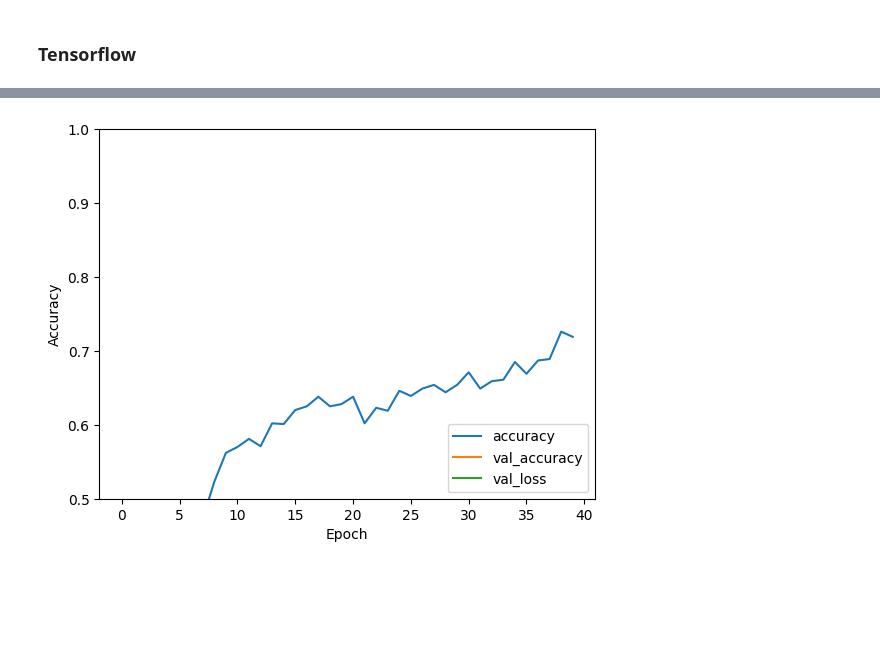
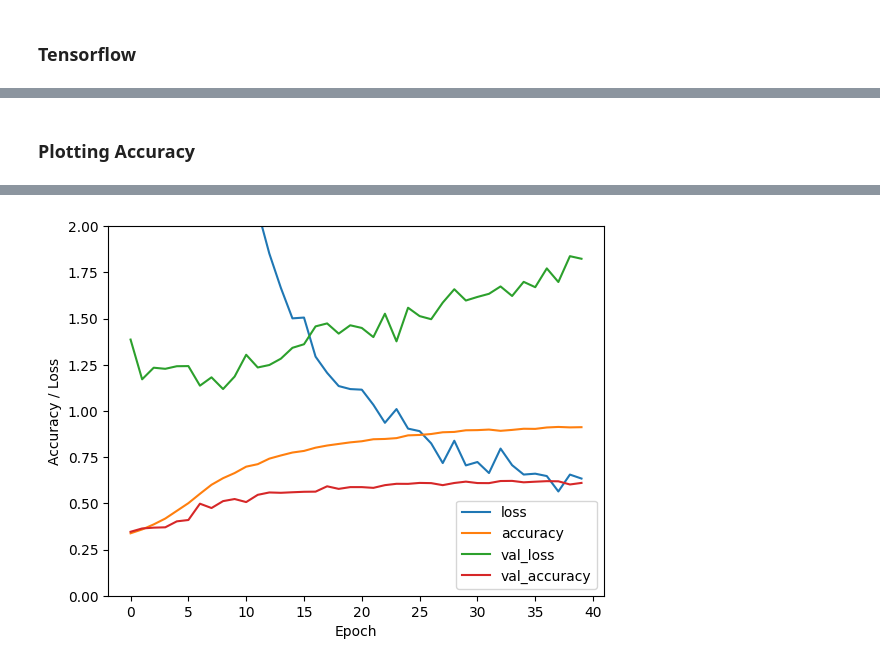
Before and after one commit to tazzo/kragle, a Jupyter notebook: forex_history.ipynb, the cells around one changed output, grey strips where cells are left out. Drawn from its saved outputs; the diff is of its cells as text; code cells hidden in the pictures; blank space fills up the shorter version.

```diff
--- a/forex_history.ipynb
+++ b/forex_history.ipynb
@@ -166,13 +173,3 @@ WARNING | Default account set to 1342146, to change use set_default_account().
 END
 # %% [markdown]
 ### Tensorflow
-# %%
-import tensorflow as tf
-
-from tensorflow.keras import datasets, layers, models
-import matplotlib.pyplot as plt
-
-(train_images, train_labels), (test_images, test_labels) = datasets.cifar10.load_data()
-
-# Normalize pixel values to be between 0 and 1
-train_images, test_images = train_images / 255.0, test_images / 255.0
@@ -205,11 +182,11 @@ from tensorflow.keras import datasets, layers, models
 model = models.Sequential()
 model.add(layers.Conv2D(32, (1, 3), activation='relu', input_shape=(6, 10, 2), padding='same'))
 model.add(layers.Conv2D(32, (3, 3), activation='relu', padding='same'))
-model.add(layers.BatchNormalization())
-model.add(layers.Dropout(0.25))
+#model.add(layers.BatchNormalization())
+#model.add(layers.Dropout(0.25))
 model.add(layers.Conv2D(64, (3, 3), activation='relu', padding='same'))
-model.add(layers.Conv2D(64, (3, 3), activation='relu', padding='same'))
-model.add(layers.BatchNormalization())
+#model.add(layers.Conv2D(64, (3, 3), activation='relu', padding='same'))
+#model.add(layers.BatchNormalization())
 model.add(layers.Dropout(0.25))
 model.add(layers.Conv2D(64, (3, 3), activation='relu', padding='same'))
 
@@ -241,5 +220,3 @@ model.compile(optimizer='adam',
               loss=tf.keras.losses.SparseCategoricalCrossentropy(from_logits=False),
               metrics=['accuracy'],
               run_eagerly=True)
-
-history = model.fit(train_set, train_labels, epochs=40, validation_data=valid, class_weight={0:20, 1:1, 2:100})
@@ -263,0 +225,2 @@ Epoch 40/40
+# %%
+history = model.fit(train_set, train_labels, epochs=40, validation_data=valid, class_weight={0:10, 1:1, 2:10})
@@ -264,12 +245,15 @@ Epoch 40/40
+# %% [markdown]
+### Plotting Accuracy
 # %%
 import matplotlib.pyplot as plt
 
+plt.plot(history.history['loss'], label='loss')
 plt.plot(history.history['accuracy'], label='accuracy')
+plt.plot(history.history['val_loss'], label = 'val_loss')
 plt.plot(history.history['val_accuracy'], label = 'val_accuracy')
-plt.plot(history.history['val_loss'], label = 'val_loss')
 plt.xlabel('Epoch')
-plt.ylabel('Accuracy')
-plt.ylim([0.5, 1])
+plt.ylabel('Accuracy / Loss')
+plt.ylim([0, 2])
 plt.legend(loc='lower right')
 
 test_loss, test_acc = model.evaluate(test[0],  test[1], verbose=2)
@@ -281,4 +265,4 @@ print(test_acc)
-[figure, old version]
+[figure, new version]
 # %%
 print("Evaluate on test data")
 results = model.predict(test_SELL[0])
```
Also changed, not shown: parts of 15 cells of this notebook, 7 other files.
